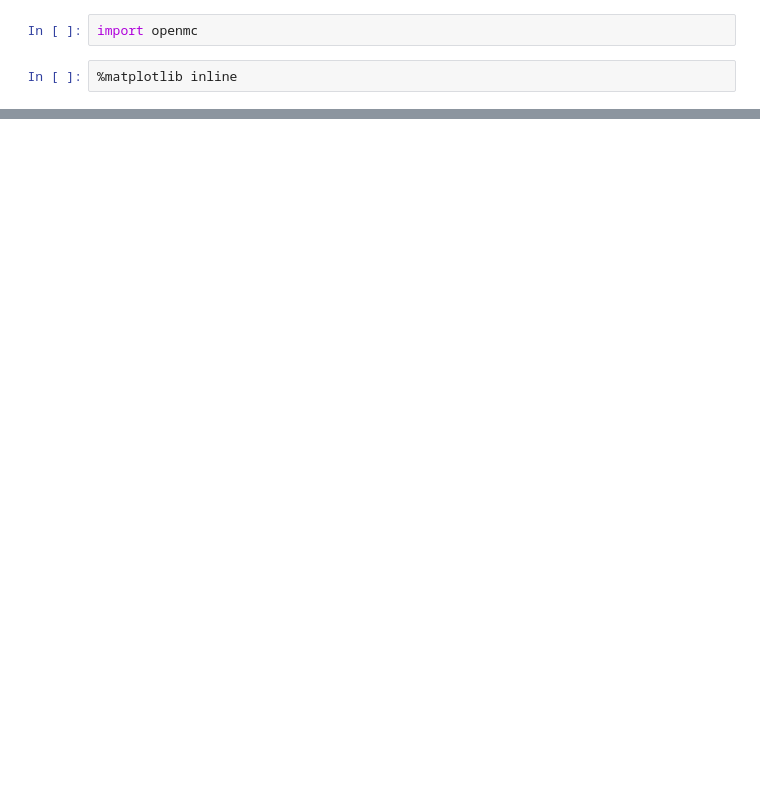
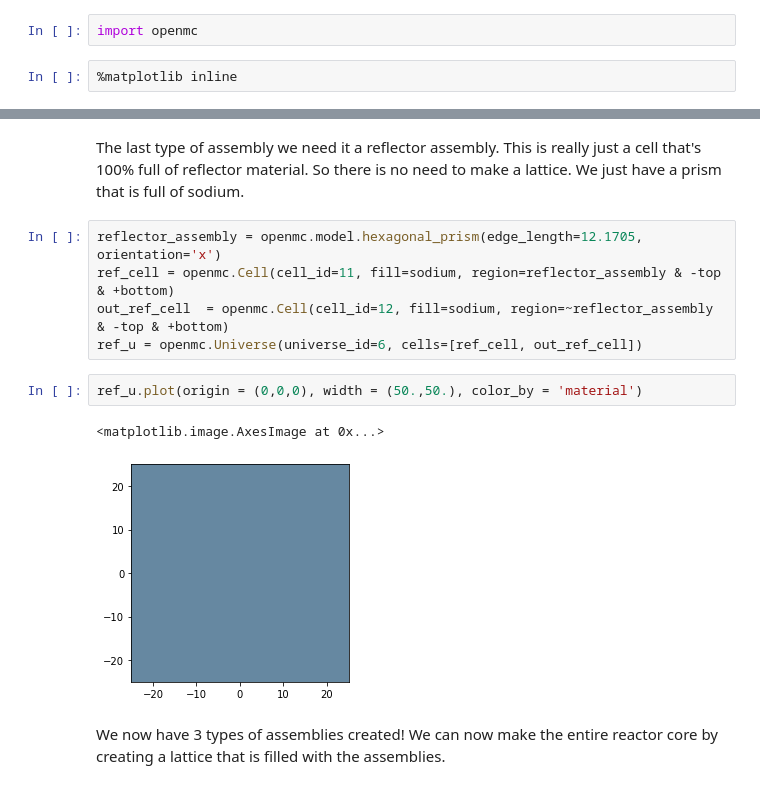
Before and after one commit to mit-crpg/openmc-reactor-examples, a Jupyter notebook: FastReactor_3layers.ipynb, the cells around one changed output, grey strips where cells are left out. Drawn from its saved outputs; the diff is of its cells as text; blank space fills up the shorter version.

Commit message:
Fixed up the fast reactor model

```diff
--- a/FastReactor_3layers.ipynb
+++ b/FastReactor_3layers.ipynb
@@ -178,0 +217,14 @@ inner_u.plot(pixels=(500, 500), width = (3,3))
+# %% [markdown]
+The last type of assembly we need it a reflector assembly. This is really just a cell that's 100% full of reflector material. So there is no need to make a lattice. We just have a prism that is full of sodium.
+# %%
+reflector_assembly = openmc.model.hexagonal_prism(edge_length=12.1705, orientation='x')
+ref_cell = openmc.Cell(cell_id=11, fill=sodium, region=reflector_assembly & -top & +bottom)
+out_ref_cell  = openmc.Cell(cell_id=12, fill=sodium, region=~reflector_assembly & -top & +bottom)
+ref_u = openmc.Universe(universe_id=6, cells=[ref_cell, out_ref_cell])
+# %%
+ref_u.plot(origin = (0,0,0), width = (50.,50.), color_by = 'material')
+# %% [output]
+<matplotlib.image.AxesImage at 0x...>
+[figure, added]
+# %% [markdown]
+We now have 3 types of assemblies created! We can now make the entire reactor core by creating a lattice that is filled with the assemblies.
```
Also changed, not shown: parts of 47 cells of this notebook.
